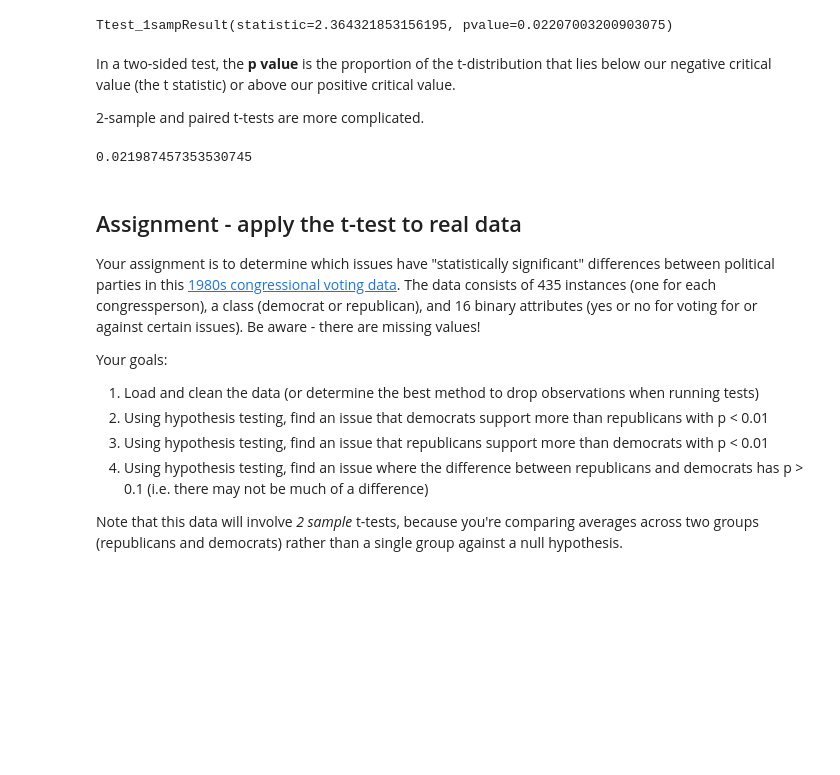
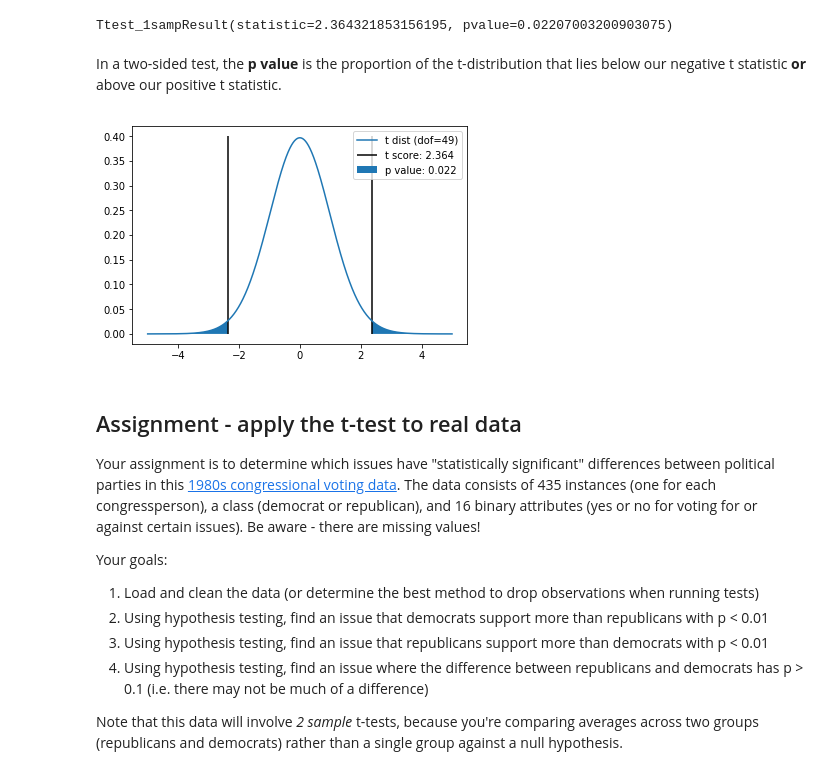
Before and after one commit to chrisluedtke/data-science-journal, a Jupyter notebook: 04-Statistical-Tests-and-Experiments/01_Statistics_Probability_and_Inference.ipynb, the cells around one changed output. Saved outputs shown, nothing was run; the diff lists cells and outputs as text; code cells hidden in the pictures; blank space fills up the shorter version.

Commit message:
improve plots and definitions

```diff
--- a/04-Statistical-Tests-and-Experiments/01_Statistics_Probability_and_Inference.ipynb
+++ b/04-Statistical-Tests-and-Experiments/01_Statistics_Probability_and_Inference.ipynb
@@ -220,16 +233,24 @@ assert math.isclose(calculate_t_stat(sample_data, null_hyp=0.5),
 
 assert sample_data.var(ddof=1) == var(sample_data, sample_data.mean(), ddof=1)
 # %% [markdown]
-In a two-sided test, the **p value** is the proportion of the t-distribution that lies below our negative critical value (the t statistic) or above our positive critical value.
-
-2-sample and paired t-tests are more complicated.
+In a two-sided test, the **p value** is the proportion of the t-distribution that lies below our negative t statistic **or** above our positive t statistic.
-# %%
-t_dist = stats.t(len(sample_data))
-tstat = stats.ttest_1samp(sample_data, 0.5)[0]
-p = t_dist.cdf(-1 * tstat) * 2 # .cdf gives the area under the dist curve
-p
-# %% [output]
-0.021987457353530745
+# %%
+dof = len(sample_data) - 1
+t_dist = stats.t(dof)
+result = stats.ttest_1samp(a=sample_data, popmean=0.5)
+tstat = result[0]
+p = t_dist.cdf(-1 * tstat) * 2 # .cdf gives the area under the dist curve
+# p = result[1]  # or get it from results
+
+x = np.linspace(-5, 5, 5000)
+plt.plot(x, t_dist.pdf(x), label=f't dist (dof={dof})')
+plt.vlines([-tstat, tstat], ymin=0, ymax=0.40,
+           label=f't score: {round(tstat, 3)}')
+plt.fill_between(x, t_dist.pdf(x), where=np.logical_or(x<-tstat, tstat<x),
+                 label=f'p value: {round(p, 3)}')
+plt.legend();
+# %% [output]
+[figure, added]
 # %%
 # On your own optional stretch goal:
 # Figure out how to get t.cdf to give us 1/2 tailed tests and not just the base
```
Also changed, not shown: parts of 7 cells of this notebook.
